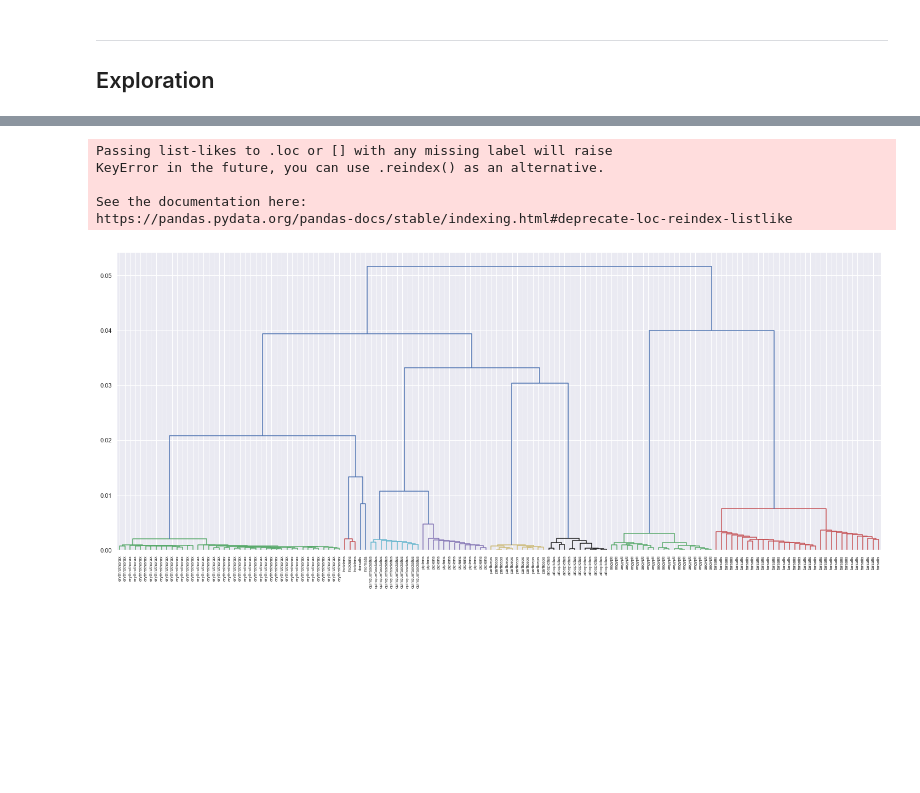
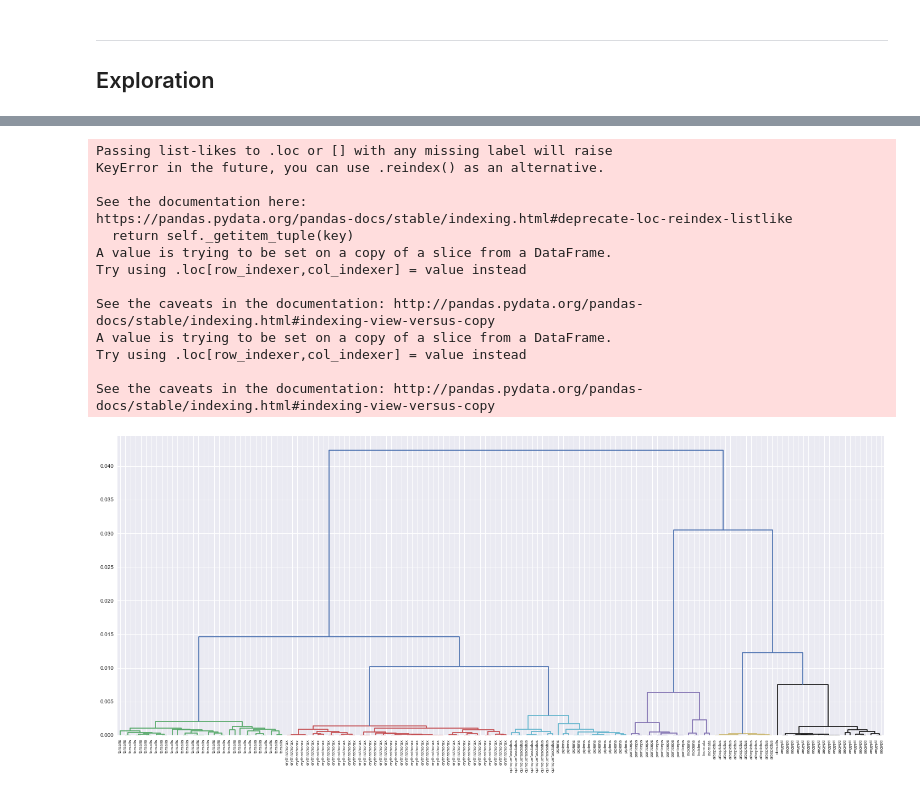
Before and after one commit to czbiohub/sketch-compare, a Jupyter notebook: visualization.ipynb, the cells around one changed output, grey strips where cells are left out. Saved outputs shown, nothing was run; the diff lists cells and outputs as text; code cells hidden in the pictures; blank space fills up the shorter version.

```diff
--- a/visualization.ipynb
+++ b/visualization.ipynb
@@ -463,0 +1078,17 @@ def get_silhouette_score(fp, metadata, tailing, values="SNP_distance", correlati
+# %%
+# fill in the missing data
+all_meta_lookup['CMS_058_RNA_A_S9']['visual_species'] ='erythrothorax'
+all_meta_lookup['CMS_058_RNA_A_S9']['visual_genus'] ='Culex'
+all_meta_lookup['CMS_058_RNA_A_S9']['county'] =''
+all_meta_lookup['CMS_058_RNA_A_S9']['collection_date'] =''
+all_meta_lookup['CMS_058_RNA_A_S9']['collection_lat'] =''
+all_meta_lookup['CMS_058_RNA_A_S9']['collection_long'] =''
+all_meta_lookup['CMS_058_RNA_A_S9']['region'] =''
+
+
+all_meta_lookup['CMS_037_RNA_A_S21']['county'] =''
+all_meta_lookup['CMS_037_RNA_A_S21']['collection_lat'] =''
+all_meta_lookup['CMS_037_RNA_A_S21']['collection_long'] =''
+all_meta_lookup['CMS_037_RNA_A_S21']['region'] =''
+
+all_meta_lookup['CMS_032_RNA_A_S7']['collection_date'] =''
@@ -463,0 +1117,24 @@ def get_silhouette_score(fp, metadata, tailing, values="SNP_distance", correlati
+# %%
+greens = list(reversed(sns.light_palette("#48a365", 4).as_hex()))
+blues = list(reversed(sns.light_palette("#4c72a5", 4).as_hex()))
+tans = list(reversed(sns.light_palette("#e1c72f", 4).as_hex()))
+
+flatui = ["#9b59b6", "#3498db", "#95a5a6", "#e74c3c", "#34495e", "#2ecc71"]
+county_colors = list(reversed(sns.color_palette(flatui).as_hex()))
+
+gytis_palette = [
+            "#4c72a5",
+            "#48a365",
+            "#d0694a",
+            "#e1c72f",
+            "#cc79a7",
+            "#77bedb",
+            "#7f6e85",
+            "#ccc197",
+            "#87CEFF",
+            "#3b9072",
+            "#b09977",
+            "#f05129",
+            "#922428",
+            "#f5bd42"
+]
@@ -684,15 +1531,24 @@ https://pandas.pydata.org/pandas-docs/stable/indexing.html#deprecate-loc-reindex
 # %%
 dn = hierarchical_clustering(
-    's3://phoenixlogan-data/mosquito/nf-kmer-similarity/08-06-2019/no-truncation/ksize_15.distances.tsv',
-    species_id_skeeters,
+    "~/data/11-14-2019/ksize_15.distances.tsv",
+    species_id,
     "_ksize_15",
     10,
     values="SNP_distance"
 )
 # %% [output]
 Passing list-likes to .loc or [] with any missing label will raise
 KeyError in the future, you can use .reindex() as an alternative.
 
 See the documentation here:
 https://pandas.pydata.org/pandas-docs/stable/indexing.html#deprecate-loc-reindex-listlike
+  return self._getitem_tuple(key)
+A value is trying to be set on a copy of a slice from a DataFrame.
+Try using .loc[row_indexer,col_indexer] = value instead
+
+See the caveats in the documentation: http://pandas.pydata.org/pandas-docs/stable/indexing.html#indexing-view-versus-copy
+A value is trying to be set on a copy of a slice from a DataFrame.
+Try using .loc[row_indexer,col_indexer] = value instead
+
+See the caveats in the documentation: http://pandas.pydata.org/pandas-docs/stable/indexing.html#indexing-view-versus-copy
-[figure, old version]
+[figure, new version]
```
Also changed, not shown: parts of 62 cells of this notebook.
